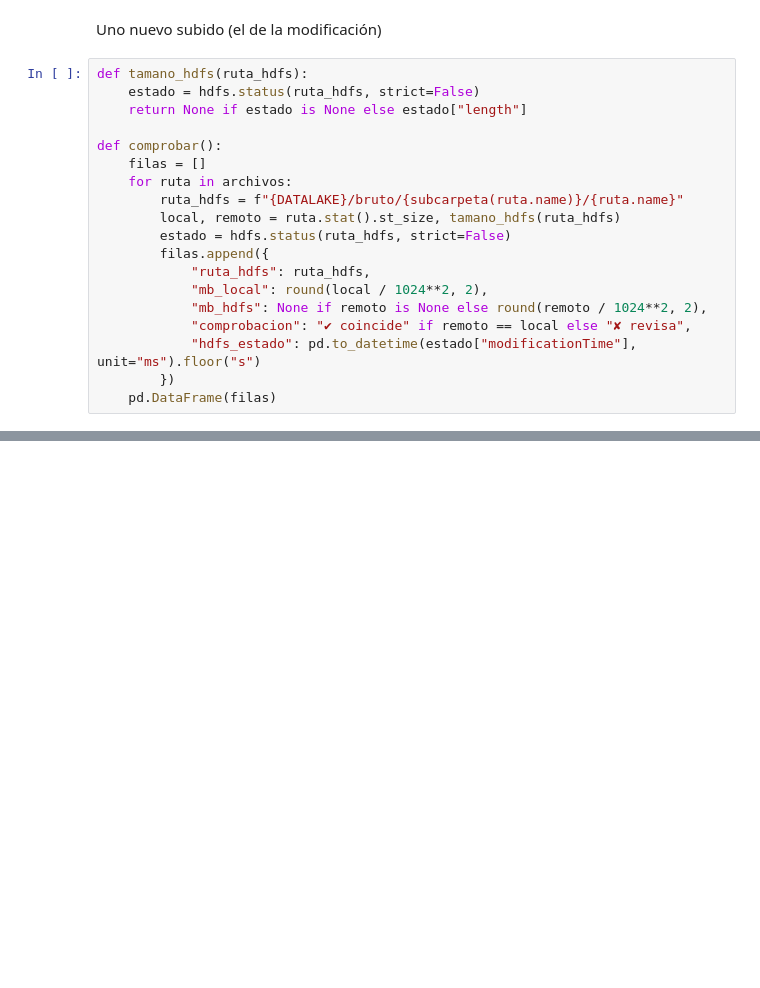
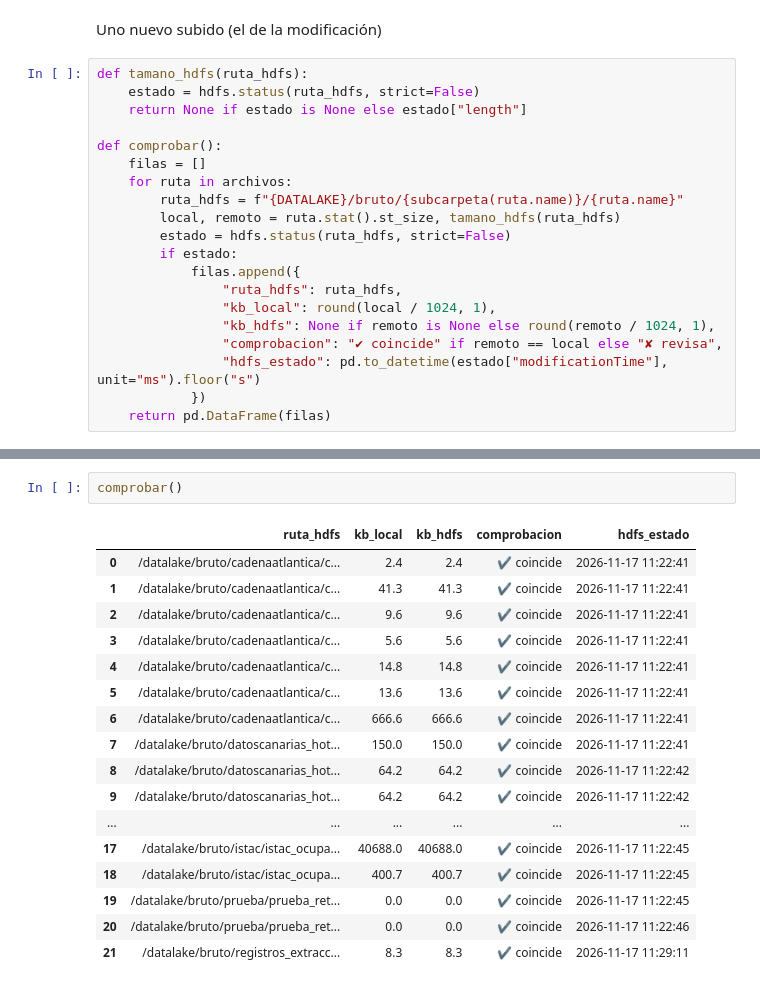
Before and after one commit to PabloRodMar/especializacion, a Jupyter notebook: SPS/practica2/SPS_UT1_P2_entorno/cuadernos/SPS_UT1_P2_datalake_modificacion_Rodriguez_Martin_Pablo(1).ipynb, the cells around one changed output, grey strips where cells are left out. Saved outputs shown, nothing was run; the diff lists cells and outputs as text; blank space fills up the shorter version.

```diff
--- a/SPS/practica2/SPS_UT1_P2_entorno/cuadernos/SPS_UT1_P2_datalake_modificacion_Rodriguez_Martin_Pablo(1).ipynb
+++ b/SPS/practica2/SPS_UT1_P2_entorno/cuadernos/SPS_UT1_P2_datalake_modificacion_Rodriguez_Martin_Pablo(1).ipynb
@@ -588,11 +574,12 @@ def comprobar():
         ruta_hdfs = f"{DATALAKE}/bruto/{subcarpeta(ruta.name)}/{ruta.name}"
         local, remoto = ruta.stat().st_size, tamano_hdfs(ruta_hdfs)
         estado = hdfs.status(ruta_hdfs, strict=False)
-        filas.append({
-            "ruta_hdfs": ruta_hdfs,
-            "mb_local": round(local / 1024**2, 2),
-            "mb_hdfs": None if remoto is None else round(remoto / 1024**2, 2),
-            "comprobacion": "✔ coincide" if remoto == local else "✘ revisa",
-            "hdfs_estado": pd.to_datetime(estado["modificationTime"], unit="ms").floor("s")
-        })
-    pd.DataFrame(filas)
+        if estado:
+            filas.append({
+                "ruta_hdfs": ruta_hdfs,
+                "kb_local": round(local / 1024, 1),
+                "kb_hdfs": None if remoto is None else round(remoto / 1024, 1),
+                "comprobacion": "✔ coincide" if remoto == local else "✘ revisa",
+                "hdfs_estado": pd.to_datetime(estado["modificationTime"], unit="ms").floor("s")
+            })
+    return pd.DataFrame(filas)
@@ -616,0 +592,20 @@ def comprobar():
+# %%
+comprobar()
+# %% [output]
+|  | ruta_hdfs | kb_local | kb_hdfs | comprobacion | hdfs_estado |
+| 0 | /datalake/bruto/cadenaatlantica/c... | 2.4 | 2.4 | ✔ coincide | 2026-11-17 11:22:41 |
+| 1 | /datalake/bruto/cadenaatlantica/c... | 41.3 | 41.3 | ✔ coincide | 2026-11-17 11:22:41 |
+| 2 | /datalake/bruto/cadenaatlantica/c... | 9.6 | 9.6 | ✔ coincide | 2026-11-17 11:22:41 |
+| 3 | /datalake/bruto/cadenaatlantica/c... | 5.6 | 5.6 | ✔ coincide | 2026-11-17 11:22:41 |
+| 4 | /datalake/bruto/cadenaatlantica/c... | 14.8 | 14.8 | ✔ coincide | 2026-11-17 11:22:41 |
+| 5 | /datalake/bruto/cadenaatlantica/c... | 13.6 | 13.6 | ✔ coincide | 2026-11-17 11:22:41 |
+| 6 | /datalake/bruto/cadenaatlantica/c... | 666.6 | 666.6 | ✔ coincide | 2026-11-17 11:22:41 |
+| 7 | /datalake/bruto/datoscanarias_hot... | 150.0 | 150.0 | ✔ coincide | 2026-11-17 11:22:41 |
+| 8 | /datalake/bruto/datoscanarias_hot... | 64.2 | 64.2 | ✔ coincide | 2026-11-17 11:22:42 |
+| 9 | /datalake/bruto/datoscanarias_hot... | 64.2 | 64.2 | ✔ coincide | 2026-11-17 11:22:42 |
+| ... | ... | ... | ... | ... | ... |
+| 17 | /datalake/bruto/istac/istac_ocupa... | 40688.0 | 40688.0 | ✔ coincide | 2026-11-17 11:22:45 |
+| 18 | /datalake/bruto/istac/istac_ocupa... | 400.7 | 400.7 | ✔ coincide | 2026-11-17 11:22:45 |
+| 19 | /datalake/bruto/prueba/prueba_ret... | 0.0 | 0.0 | ✔ coincide | 2026-11-17 11:22:45 |
+| 20 | /datalake/bruto/prueba/prueba_ret... | 0.0 | 0.0 | ✔ coincide | 2026-11-17 11:22:46 |
+| 21 | /datalake/bruto/registros_extracc... | 8.3 | 8.3 | ✔ coincide | 2026-11-17 11:29:11 |
```
Also changed, not shown: parts of 9 cells of this notebook.
